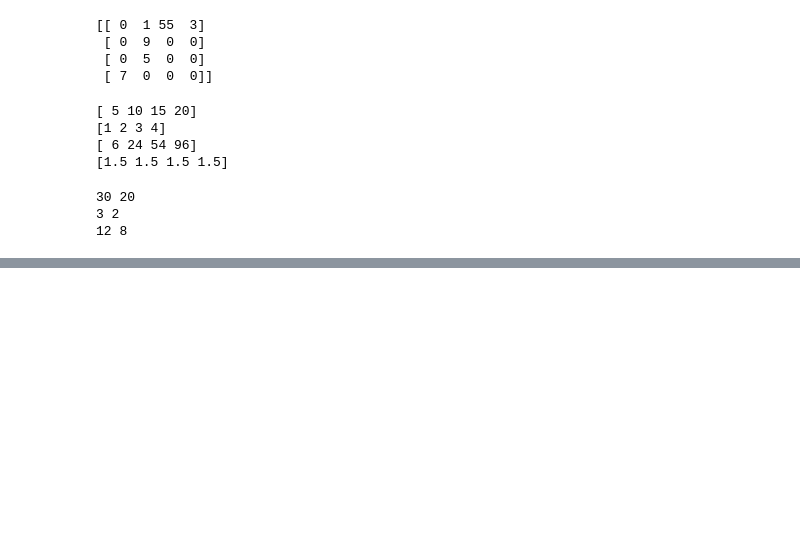
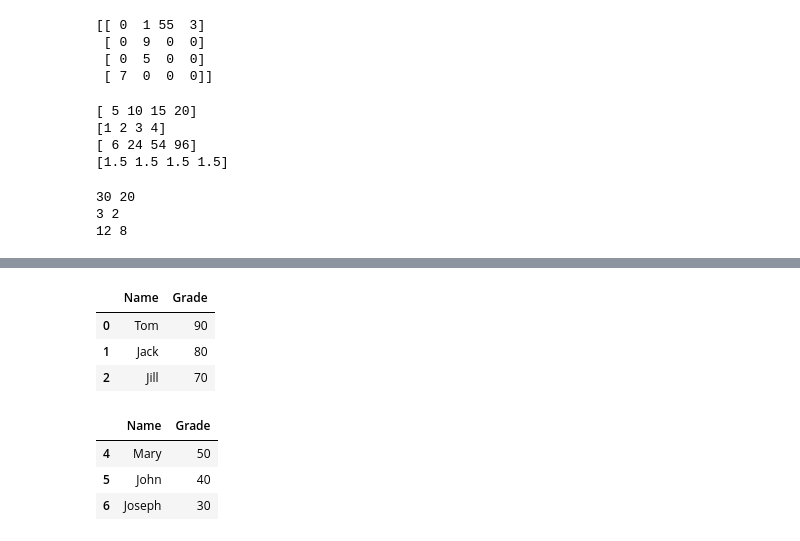
Before and after one commit to tangannbelang/machineLearningTimedoor, a Jupyter notebook: Python_for_data_science.ipynb, the cells around one changed output, grey strips where cells are left out. Saved outputs shown, nothing was run; the diff lists cells and outputs as text; code cells hidden in the pictures; blank space fills up the shorter version.

```diff
--- a/Python_for_data_science.ipynb
+++ b/Python_for_data_science.ipynb
@@ -747,0 +853,14 @@ print(c.max(), d.max())
+# %%
+data_student.head(3)
+# %% [output]
+|  | Name | Grade |
+| 0 | Tom | 90 |
+| 1 | Jack | 80 |
+| 2 | Jill | 70 |
+# %%
+data_student.tail(3)
+# %% [output]
+|  | Name | Grade |
+| 4 | Mary | 50 |
+| 5 | John | 40 |
+| 6 | Joseph | 30 |
```
Also changed, not shown: parts of 12 cells of this notebook.
